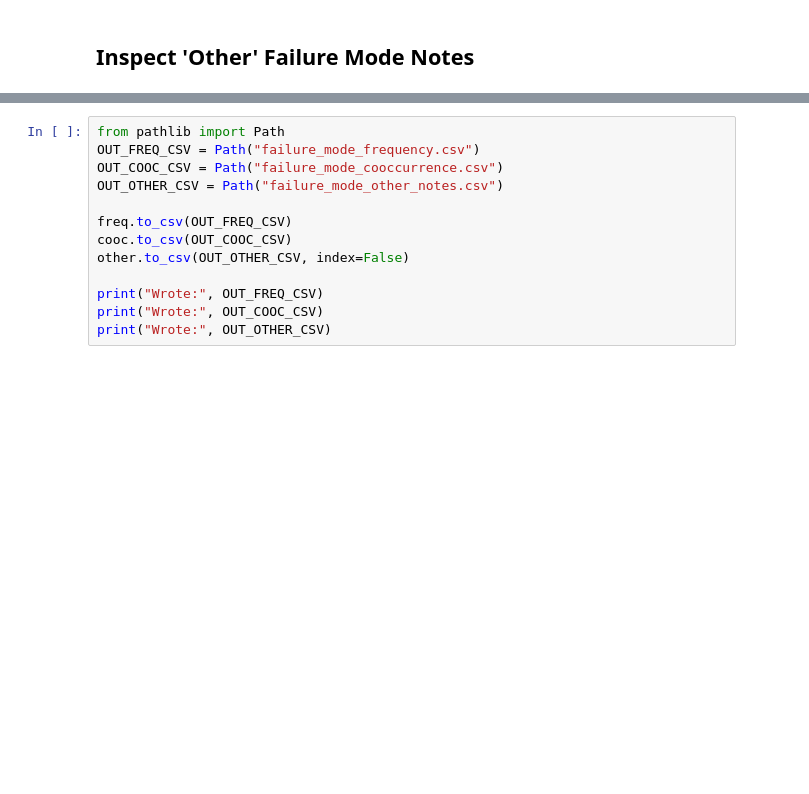
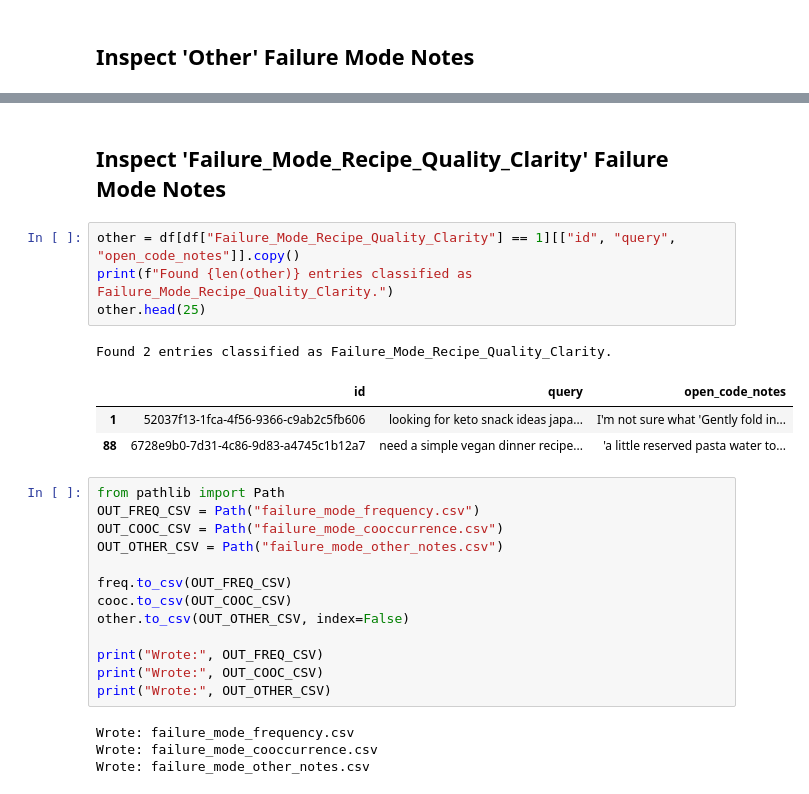
Before and after one commit to NathanNam/recipe-chatbot, a Jupyter notebook: homeworks/hw2/failure_mode_summary.ipynb, the cells around one changed output, grey strips where cells are left out. Drawn from its saved outputs; the diff is of its cells as text; blank space fills up the shorter version.

```diff
--- a/homeworks/hw2/failure_mode_summary.ipynb
+++ b/homeworks/hw2/failure_mode_summary.ipynb
@@ -93,3 +101,14 @@ Found 10 entries classified as Other_Failure_Mode_Specify.
+# %% [markdown]
+## Inspect 'Failure_Mode_Recipe_Quality_Clarity' Failure Mode Notes
+# %%
+other = df[df["Failure_Mode_Recipe_Quality_Clarity"] == 1][["id", "query", "open_code_notes"]].copy()
+print(f"Found {len(other)} entries classified as Failure_Mode_Recipe_Quality_Clarity.")
+other.head(25)
+# %% [output]
+Found 2 entries classified as Failure_Mode_Recipe_Quality_Clarity.
+|  | id | query | open_code_notes |
+| 1 | 52037f13-1fca-4f56-9366-c9ab2c5fb606 | looking for keto snack ideas japa... | I'm not sure what 'Gently fold in... |
+| 88 | 6728e9b0-7d31-4c86-9d83-a4745c1b12a7 | need a simple vegan dinner recipe... | 'a little reserved pasta water to... |
 # %%
 from pathlib import Path
 OUT_FREQ_CSV = Path("failure_mode_frequency.csv")
@@ -103,3 +122,7 @@ other.to_csv(OUT_OTHER_CSV, index=False)
 print("Wrote:", OUT_FREQ_CSV)
 print("Wrote:", OUT_COOC_CSV)
 print("Wrote:", OUT_OTHER_CSV)
+# %% [output]
+Wrote: failure_mode_frequency.csv
+Wrote: failure_mode_cooccurrence.csv
+Wrote: failure_mode_other_notes.csv
```
Also changed, not shown: parts of 8 cells of this notebook, 2 other files.
